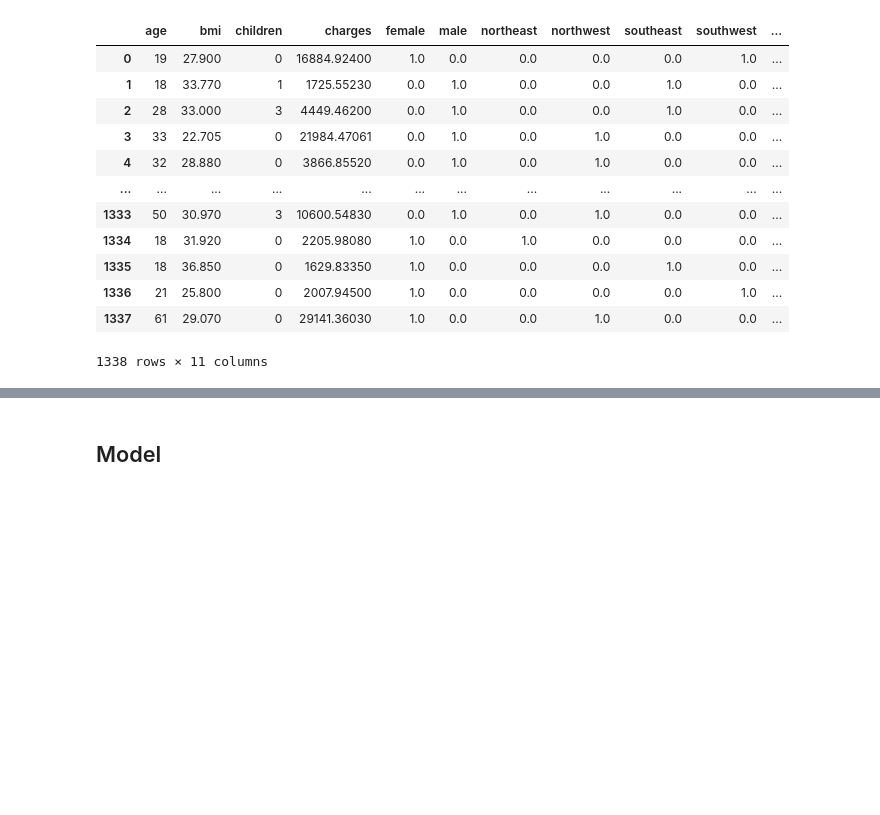
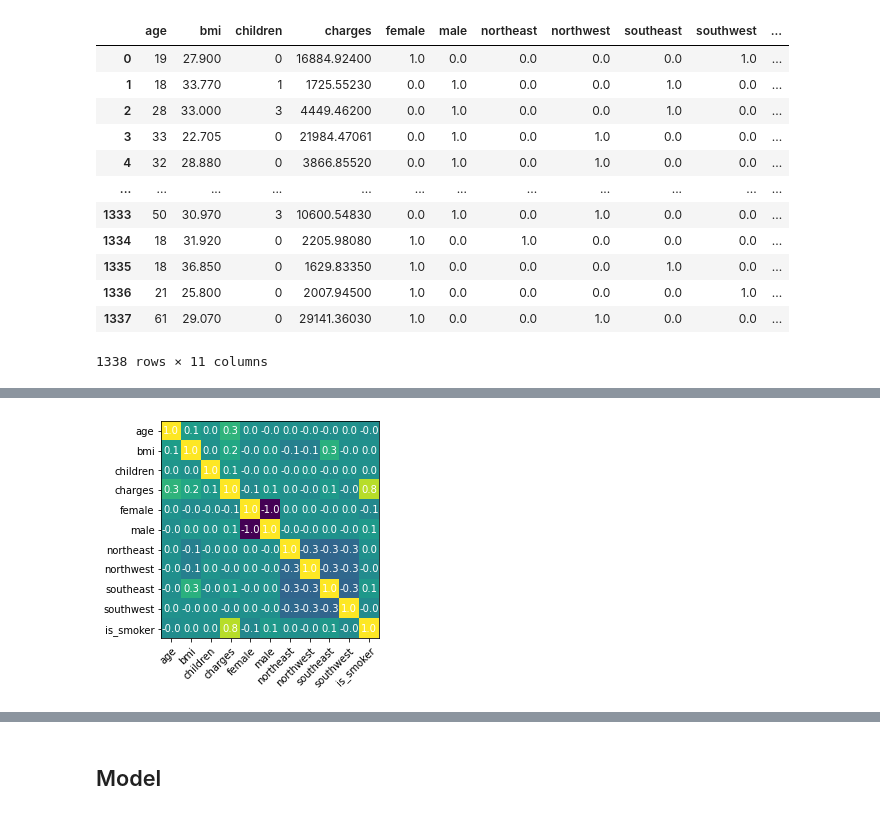
Before and after one commit to infoshareacademy/jdszr8-mmpk, a Jupyter notebook: ML/Random_forest_reg.ipynb, the cells around one changed output, grey strips where cells are left out. Cells and saved outputs as stored; diff of their text form; code cells hidden in the pictures; blank space fills up the shorter version.

```diff
--- a/ML/Random_forest_reg.ipynb
+++ b/ML/Random_forest_reg.ipynb
@@ -119,3 +123,7 @@ df_new
 | 1336 | 21 | 25.800 | 0 | 2007.94500 | 1.0 | 0.0 | 0.0 | 0.0 | 0.0 | 1.0 | ... |
 | 1337 | 61 | 29.070 | 0 | 29141.36030 | 1.0 | 0.0 | 0.0 | 1.0 | 0.0 | 0.0 | ... |
 1338 rows × 11 columns
+# %%
+corr_m = df_new.corr()
+cr = corr_m.to_numpy()
+corr_m
@@ -121,0 +143,19 @@ df_new
+# %%
+col_nam = df_new.columns
+fig, ax = plt.subplots()
+im = ax.imshow(cr)
+
+ax.set_xticks(np.arange(len(col_nam)), labels=col_nam)
+ax.set_yticks(np.arange(len(col_nam)), labels=col_nam)
+plt.setp(ax.get_xticklabels(), rotation=45, ha="right",
+         rotation_mode="anchor")
+
+for i in range(len(col_nam)):
+    for j in range(len(col_nam)):
+        text = ax.text(j, i, round(cr[i, j],1),
+                       ha="center", va="center", color="w")
+
+# fig.tight_layout()
+plt.show()
+# %% [output]
+[figure, added]
```
Also changed, not shown: parts of 31 cells of this notebook.
